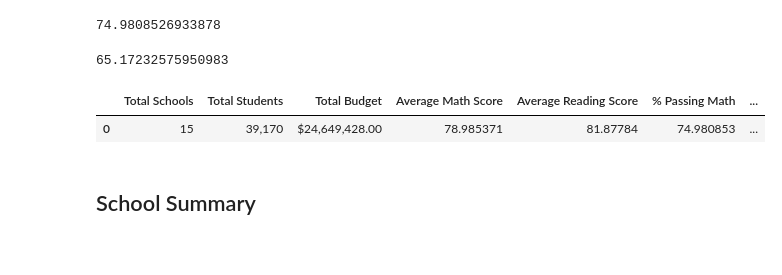
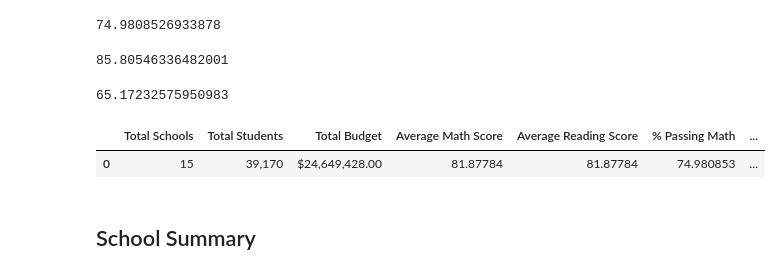
Before and after one commit to pixare7/pandas-challenge, a Jupyter notebook: PyCitySchools/PyCitySchools.ipynb, the cells around one changed output. Saved outputs shown, nothing was run; the diff lists cells and outputs as text; code cells hidden in the pictures.

Commit message:
District Analysis and progress on School Analysis

```diff
--- a/PyCitySchools/PyCitySchools.ipynb
+++ b/PyCitySchools/PyCitySchools.ipynb
@@ -50,12 +104,12 @@ total_budget
 # %%
 # Calculate the average (mean) math score
-average_math_score =
+average_math_score = school_data_complete['math_score'].mean()
 average_math_score
 # %% [output]
 78.98537145774827
 # %%
 # Calculate the average (mean) reading score
-average_reading_score =
+average_reading_score = average_math_score = school_data_complete['reading_score'].mean()
 average_reading_score
 # %% [output]
 81.87784018381414
@@ -68,30 +122,40 @@ passing_math_percentage
 74.9808526933878
 # %%
 # Calculate the percentage of students who passed reading (hint: look at how the math percentage was calculated)
-passing_reading_count =
-passing_reading_percentage =
+
+passing_reading_count = school_data_complete[(school_data_complete["reading_score"] >= 70)].count()["student_name"]
+passing_reading_percentage = passing_reading_count / float(student_count) * 100
+
+passing_reading_percentage
+# %% [output]
+85.80546336482001
 # %%
 # Use the following to calculate the percentage of students that passed math and reading
 passing_math_reading_count = school_data_complete[
-    (school_data_complete["math_score"] >= 70) & (school_data_complete["reading_score"] >= 70)
-].count()["student_name"]
+    (school_data_complete["math_score"] >= 70) & (school_data_complete["reading_score"] >= 70)].count()["student_name"]
 overall_passing_rate = passing_math_reading_count /  float(student_count) * 100
+
 overall_passing_rate
 # %% [output]
 65.17232575950983
 # %%
 # Create a high-level snapshot of the district's key metrics in a DataFrame
-district_summary =
+summary_dict = {"Total Schools": school_count, "Total Students": student_count, "Total Budget": total_budget, "Average Math Score": average_math_score,
+                "Average Reading Score": average_reading_score, "% Passing Math": passing_math_percentage, "% Passing Reading": passing_reading_percentage,
+                "% Overall Passing": overall_passing_rate
+}
+
+district_summary = pd.DataFrame([summary_dict])
 
 # Formatting
 district_summary["Total Students"] = district_summary["Total Students"].map("{:,}".format)
 district_summary["Total Budget"] = district_summary["Total Budget"].map("${:,.2f}".format)
 
 # Display the DataFrame
 district_summary
 # %% [output]
 |  | Total Schools | Total Students | Total Budget | Average Math Score | Average Reading Score | % Passing Math | ... |
-| 0 | 15 | 39,170 | $24,649,428.00 | 78.985371 | 81.87784 | 74.980853 | ... |
+| 0 | 15 | 39,170 | $24,649,428.00 | 81.87784 | 81.87784 | 74.980853 | ... |
 # %% [markdown]
 ## School Summary
 # %%
```
Also changed, not shown: parts of 17 cells of this notebook.
